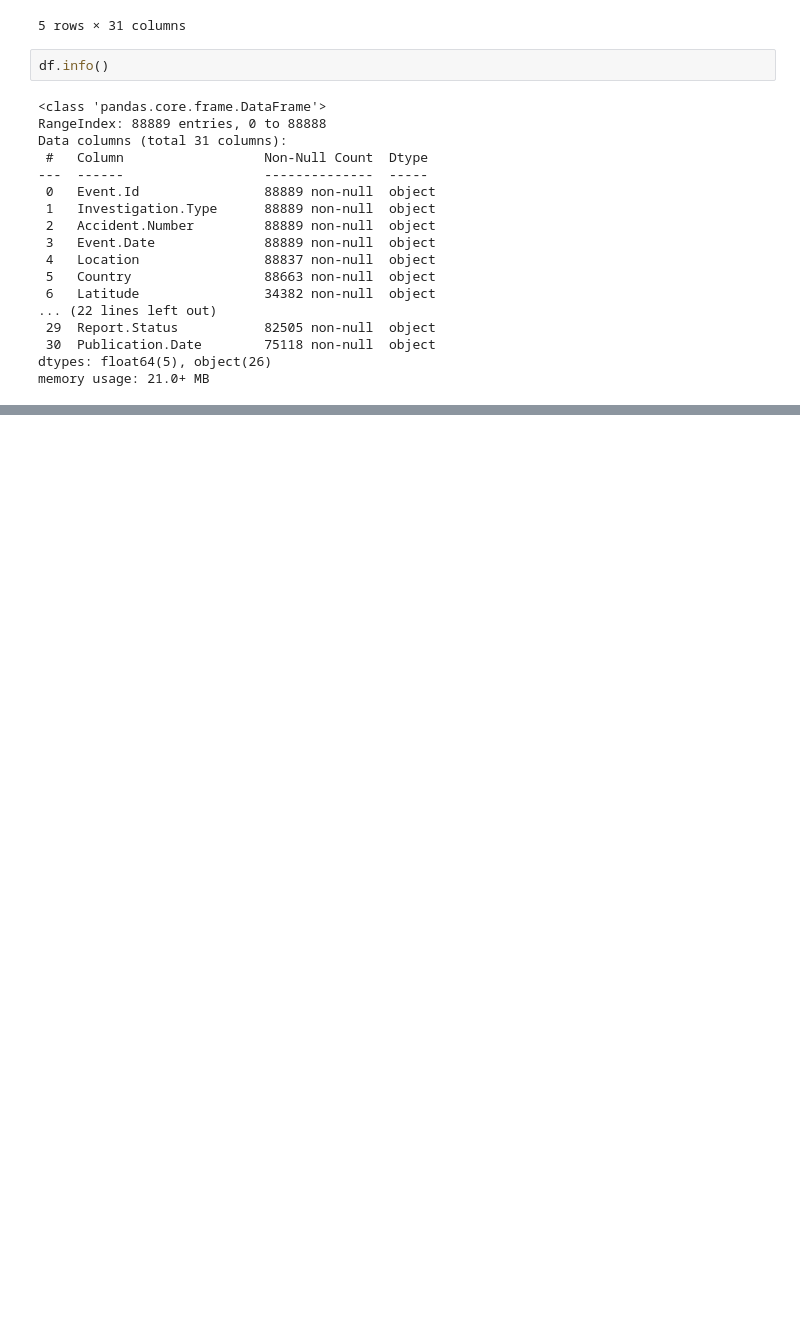
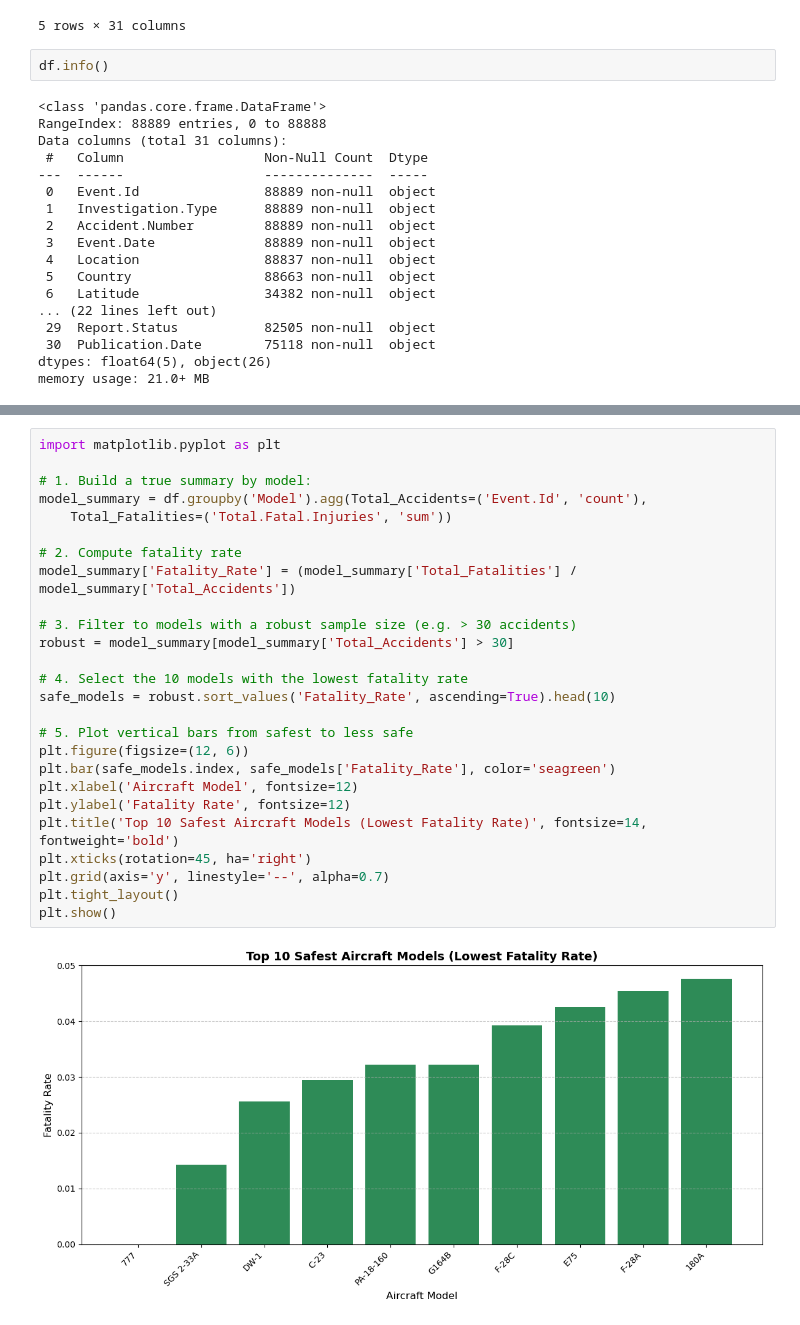
Before and after one commit to TonieMuthee/phase_1_data_science_project, a Jupyter notebook: phase1_project.ipynb, the cells around one changed output, grey strips where cells are left out. Drawn from its saved outputs; the diff is of its cells as text; blank space fills up the shorter version.

```diff
--- a/phase1_project.ipynb
+++ b/phase1_project.ipynb
@@ -40,0 +275,28 @@ memory usage: 21.0+ MB
+# %%
+import matplotlib.pyplot as plt
+
+# 1. Build a true summary by model:
+model_summary = df.groupby('Model').agg(Total_Accidents=('Event.Id', 'count'),
+    Total_Fatalities=('Total.Fatal.Injuries', 'sum'))
+
+# 2. Compute fatality rate
+model_summary['Fatality_Rate'] = (model_summary['Total_Fatalities'] / model_summary['Total_Accidents'])
+
+# 3. Filter to models with a robust sample size (e.g. > 30 accidents)
+robust = model_summary[model_summary['Total_Accidents'] > 30]
+
+# 4. Select the 10 models with the lowest fatality rate
+safe_models = robust.sort_values('Fatality_Rate', ascending=True).head(10)
+
+# 5. Plot vertical bars from safest to less safe
+plt.figure(figsize=(12, 6))
+plt.bar(safe_models.index, safe_models['Fatality_Rate'], color='seagreen')
+plt.xlabel('Aircraft Model', fontsize=12)
+plt.ylabel('Fatality Rate', fontsize=12)
+plt.title('Top 10 Safest Aircraft Models (Lowest Fatality Rate)', fontsize=14, fontweight='bold')
+plt.xticks(rotation=45, ha='right')
+plt.grid(axis='y', linestyle='--', alpha=0.7)
+plt.tight_layout()
+plt.show()
+# %% [output]
+[figure, added]
```
Also changed, not shown: parts of 20 cells of this notebook.
